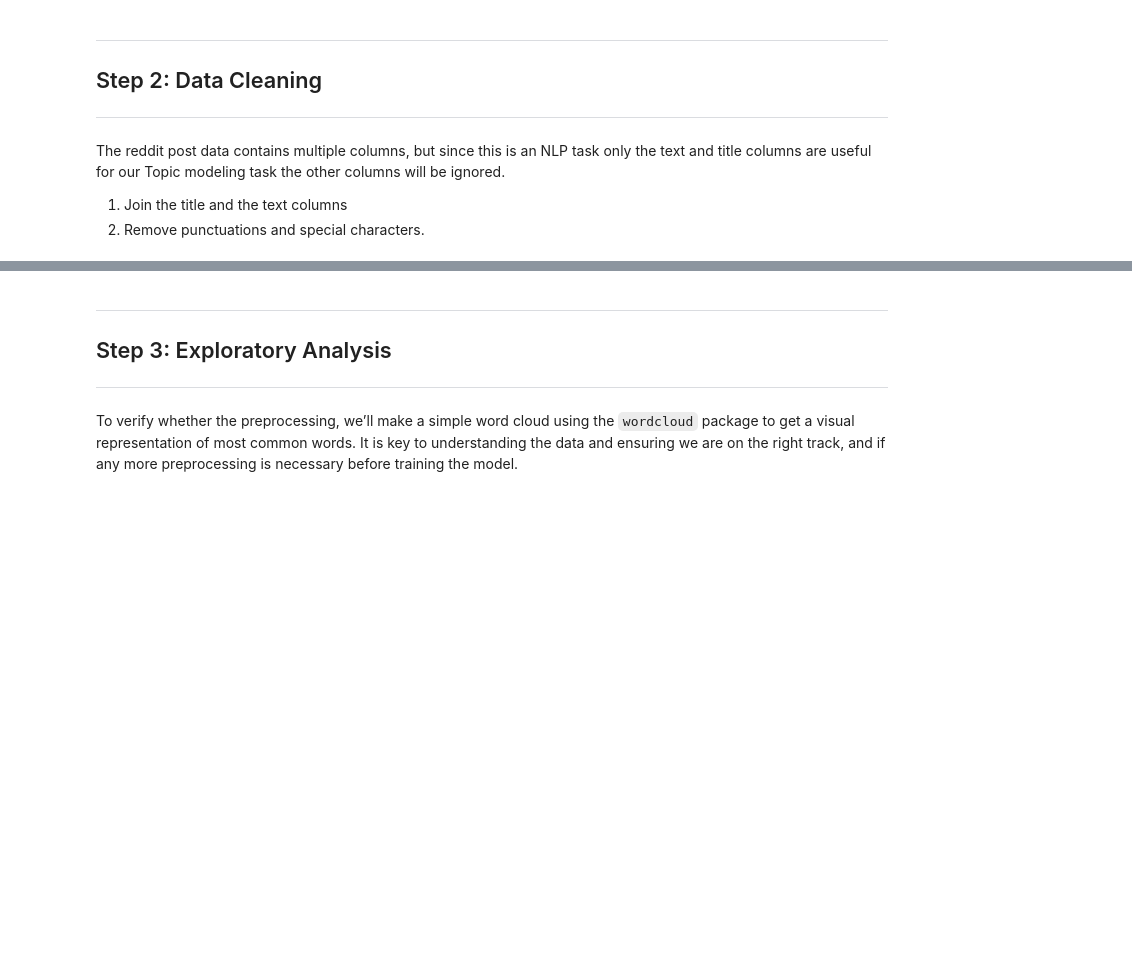
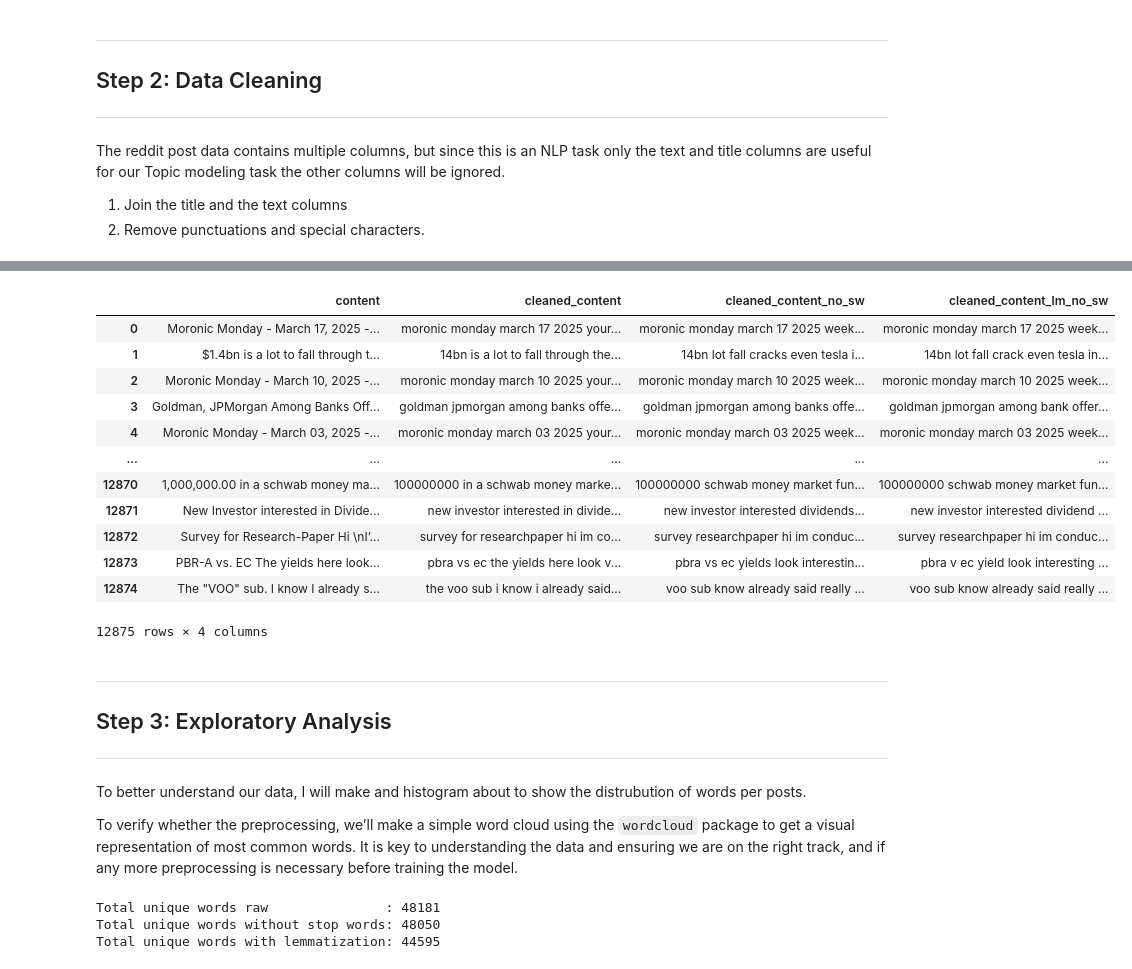
Before and after one commit to Joshuajee/AI-ML-PROJECTS, a Jupyter notebook: Topic Modelling on Financial Posts from Redit.ipynb, the cells around one changed output, grey strips where cells are left out. Saved outputs shown, nothing was run; the diff lists cells and outputs as text; code cells hidden in the pictures; blank space fills up the shorter version.

```diff
--- a/Topic Modelling on Financial Posts from Redit.ipynb
+++ b/Topic Modelling on Financial Posts from Redit.ipynb
@@ -88,9 +161,13 @@ nltk.download('stopwords')
 stop_words = stopwords.words('english')
 stop_words.extend(['from', 'subject', 're', 'edu', 'use'])
 nltk.download('punkt_tab')
+nltk.download('omw-1.4')
+nltk.download('wordnet')
+wn = nltk.WordNetLemmatizer()
 
-# Create a list of tokens i.e this converts the sentence into tokens/words
-content_df['wordlist'] = content_df['cleaned_content'].apply(lambda x:word_tokenize(str(x)))
 # Removing stop words from wordlist columns
-content_df['wordlist_no_sw'] = content_df['wordlist'].apply(lambda x: [word for word in x if word not in stop_words])
+content_df['cleaned_content_no_sw'] = content_df['cleaned_content'].apply(lambda x: ' '.join([w for w in x.split() if w not in stop_words]))
+# Lemmatization
+content_df['cleaned_content_lm_no_sw'] = content_df['cleaned_content_no_sw'].apply(lambda x: ' '.join([wn.lemmatize(w) for w in x.split() if w not in stop_words]))
 content_df
+# %% [output]
@@ -97,7 +182,33 @@ content_df
+|  | content | cleaned_content | cleaned_content_no_sw | cleaned_content_lm_no_sw |
+| 0 | Moronic Monday - March 17, 2025 -... | moronic monday march 17 2025 your... | moronic monday march 17 2025 week... | moronic monday march 17 2025 week... |
+| 1 | $1.4bn is a lot to fall through t... | 14bn is a lot to fall through the... | 14bn lot fall cracks even tesla i... | 14bn lot fall crack even tesla in... |
+| 2 | Moronic Monday - March 10, 2025 -... | moronic monday march 10 2025 your... | moronic monday march 10 2025 week... | moronic monday march 10 2025 week... |
+| 3 | Goldman, JPMorgan Among Banks Off... | goldman jpmorgan among banks offe... | goldman jpmorgan among banks offe... | goldman jpmorgan among bank offer... |
+| 4 | Moronic Monday - March 03, 2025 -... | moronic monday march 03 2025 your... | moronic monday march 03 2025 week... | moronic monday march 03 2025 week... |
+| ... | ... | ... | ... | ... |
+| 12870 | 1,000,000.00 in a schwab money ma... | 100000000 in a schwab money marke... | 100000000 schwab money market fun... | 100000000 schwab money market fun... |
+| 12871 | New Investor interested in Divide... | new investor interested in divide... | new investor interested dividends... | new investor interested dividend ... |
+| 12872 | Survey for Research-Paper Hi \nI’... | survey for researchpaper hi im co... | survey researchpaper hi im conduc... | survey researchpaper hi im conduc... |
+| 12873 | PBR-A vs. EC The yields here look... | pbra vs ec the yields here look v... | pbra vs ec yields look interestin... | pbra v ec yield look interesting ... |
+| 12874 | The "VOO" sub. I know I already s... | the voo sub i know i already said... | voo sub know already said really ... | voo sub know already said really ... |
+12875 rows × 4 columns
 # %% [markdown]
 ** **
 ## Step 3: Exploratory Analysis <a class="anchor\" id="eda"></a>
 ** **
+To better understand our data, I will make and histogram about to show the distrubution of words per posts.
 
 To verify whether the preprocessing, we’ll make a simple word cloud using the `wordcloud` package to get a visual representation of most common words. It is key to understanding the data and ensuring we are on the right track, and if any more preprocessing is necessary before training the model.
+# %%
+vectorizer = CountVectorizer()
+X = vectorizer.fit_transform(content_df['cleaned_content'])
+print(f"Total unique words raw               : {len(vectorizer.get_feature_names_out())}")
+X = vectorizer.fit_transform(content_df['cleaned_content_no_sw'])
+print(f"Total unique words without stop words: {len(vectorizer.get_feature_names_out())}")
+X = vectorizer.fit_transform(content_df['cleaned_content_lm_no_sw'])
+print(f"Total unique words with lemmatization: {len(vectorizer.get_feature_names_out())}")
+# %% [output]
+Total unique words raw               : 48181
+Total unique words without stop words: 48050
+Total unique words with lemmatization: 44595
 # %%
```
Also changed, not shown: parts of 32 cells of this notebook.
